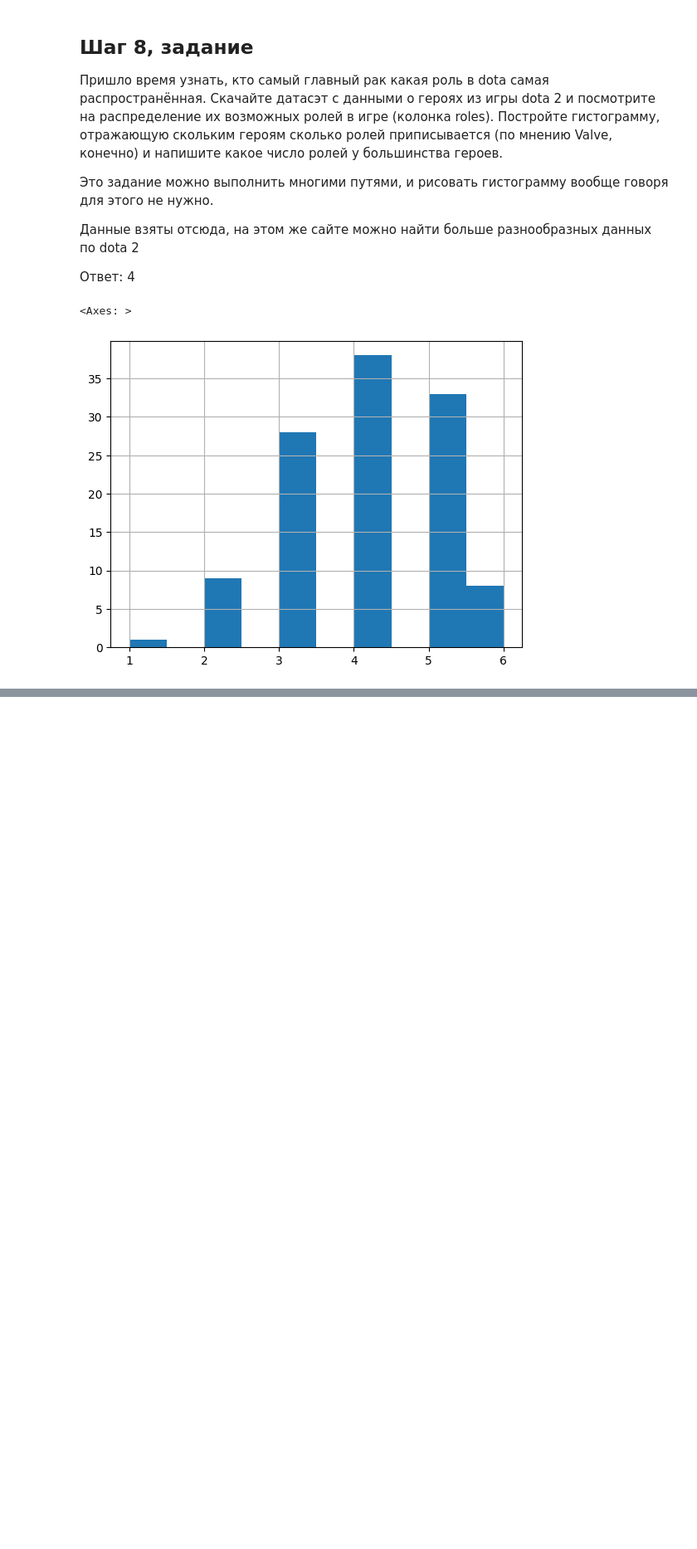
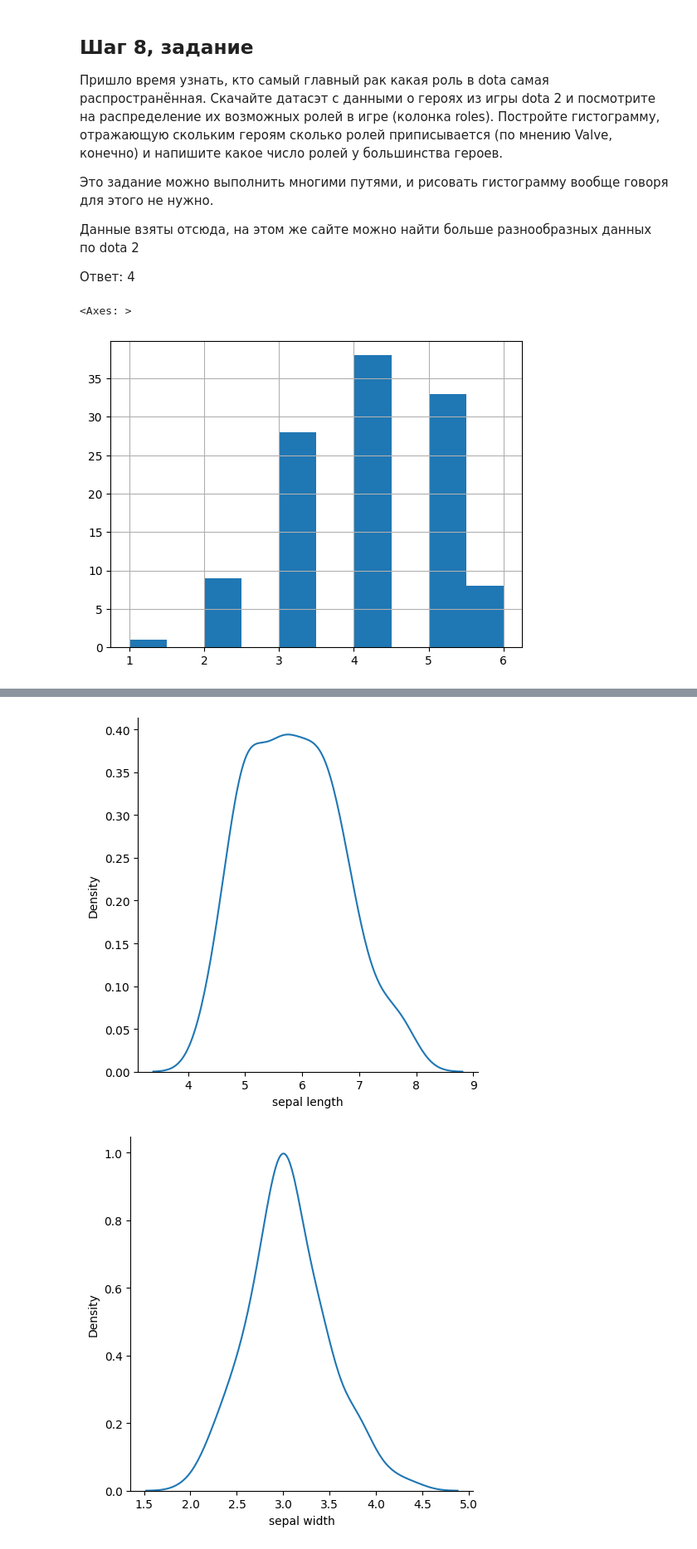
Before and after one commit to onword333/stepik-intro-to-ds-and-ml, a Jupyter notebook: assets/1_7_lesson.ipynb, the cells around one changed output, grey strips where cells are left out. Shown: that part at 83% size. Saved outputs shown, nothing was run; the diff lists cells and outputs as text; code cells hidden in the pictures; blank space fills up the shorter version.

```diff
--- a/assets/1_7_lesson.ipynb
+++ b/assets/1_7_lesson.ipynb
@@ -13,6 +13,7 @@ salary = pd.read_csv('data/income.csv')
 dataset_209770_6 = pd.read_csv('data/dataset_209770_6 (3).txt', sep=' ')
 genome_matrix = pd.read_csv('data/genome_matrix.csv', index_col=0)
 dota_stats = pd.read_csv('data/dota_hero_stats.csv')
+iris = pd.read_csv('data/iris.csv', index_col=0)
 # %% [markdown]
 Гистрограмма
 # %%
@@ -113,0 +136,13 @@ dota_stats['count_roles'].hist()
+# %%
+
+#sns.kdeplot(data=iris, x='sepal length')
+#sns.displot(data=iris, kind='kde')
+
+#sns.pairplot(iris,  vars=iris.columns[:-1], diag_kind='kde')
+for column in iris:
+  sns.displot(data=iris, x=column, kind='kde')
+
+#iris['sepal length'].max() - iris['sepal length'].min()
+# %% [output]
+[figure, added]
+[figure, added]
```
Also changed, not shown: parts of 2 cells of this notebook, 2 other files.
